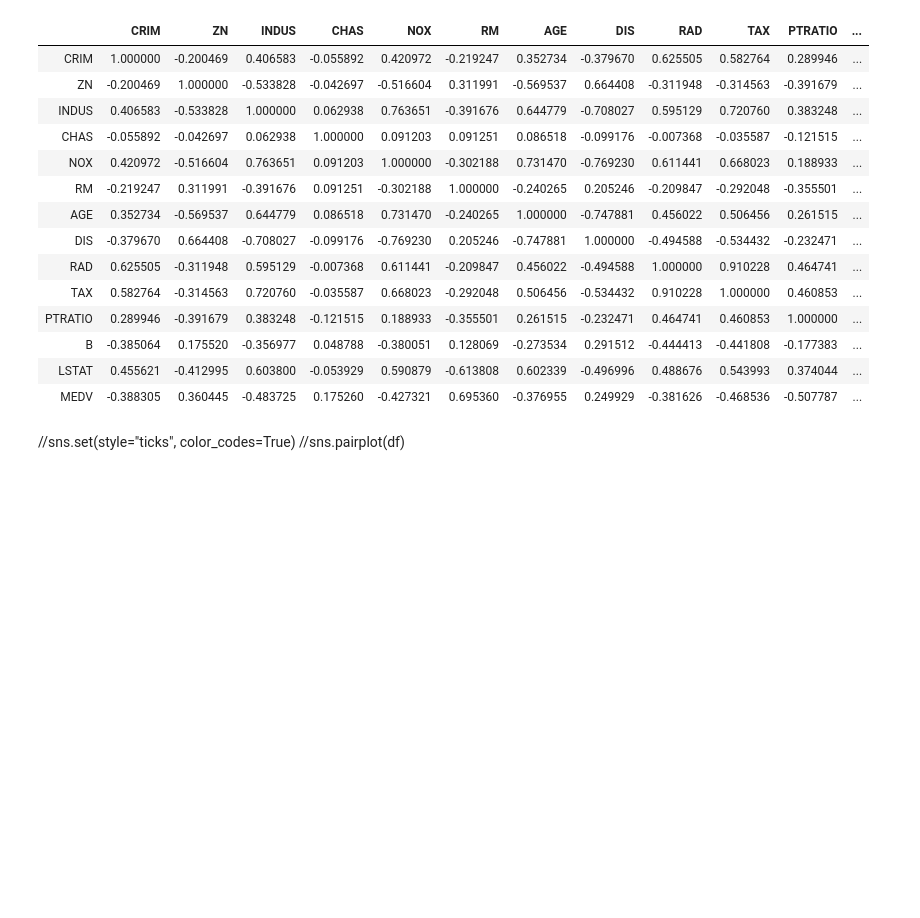
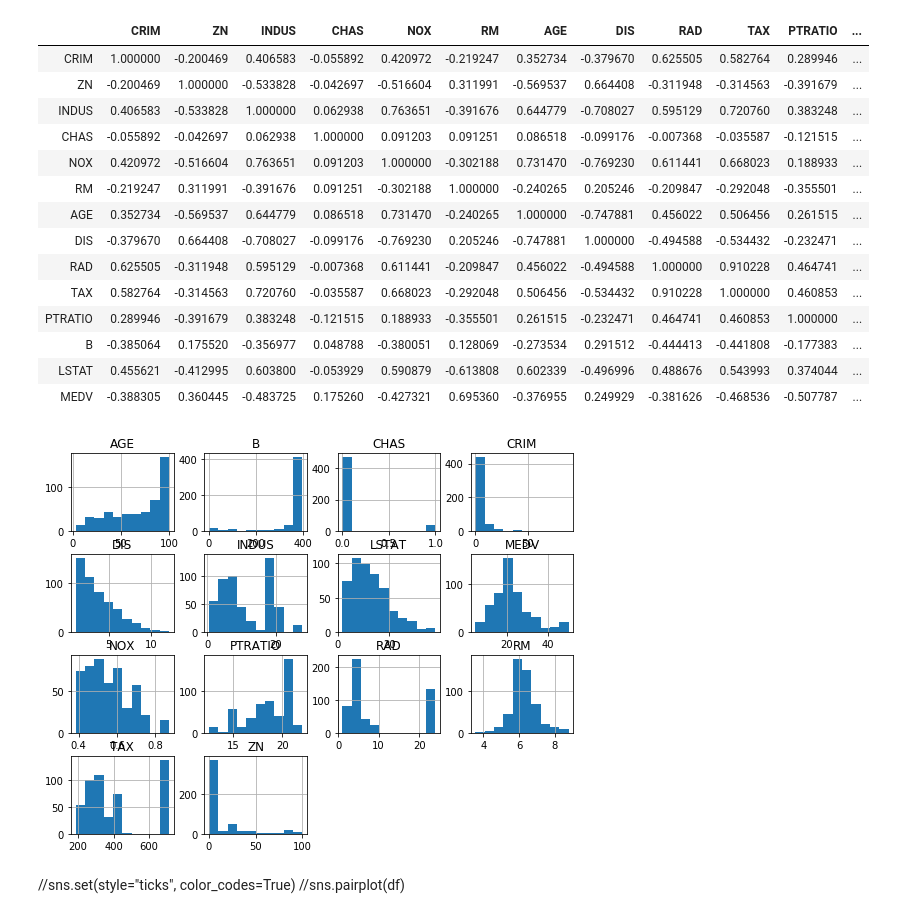
Before and after one commit to Hudsonsue/machine-learning, a Jupyter notebook: Machine Learning - Assessment.ipynb, the cells around one changed output. Cells and saved outputs as stored; diff of their text form; code cells hidden in the pictures; blank space fills up the shorter version.

```diff
--- a/Machine Learning - Assessment.ipynb
+++ b/Machine Learning - Assessment.ipynb
@@ -113,6 +120,11 @@ df.corr()
 | B | -0.385064 | 0.175520 | -0.356977 | 0.048788 | -0.380051 | 0.128069 | -0.273534 | 0.291512 | -0.444413 | -0.441808 | -0.177383 | ... |
 | LSTAT | 0.455621 | -0.412995 | 0.603800 | -0.053929 | 0.590879 | -0.613808 | 0.602339 | -0.496996 | 0.488676 | 0.543993 | 0.374044 | ... |
 | MEDV | -0.388305 | 0.360445 | -0.483725 | 0.175260 | -0.427321 | 0.695360 | -0.376955 | 0.249929 | -0.381626 | -0.468536 | -0.507787 | ... |
+# %%
+df.hist(bins=10, figsize=(9,7), grid=True)
+plt.show()
+# %% [output]
+[figure, added]
 # %% [markdown]
 //sns.set(style="ticks", color_codes=True)
 //sns.pairplot(df)
```
Also changed, not shown: parts of 11 cells of this notebook, 1 other file.
